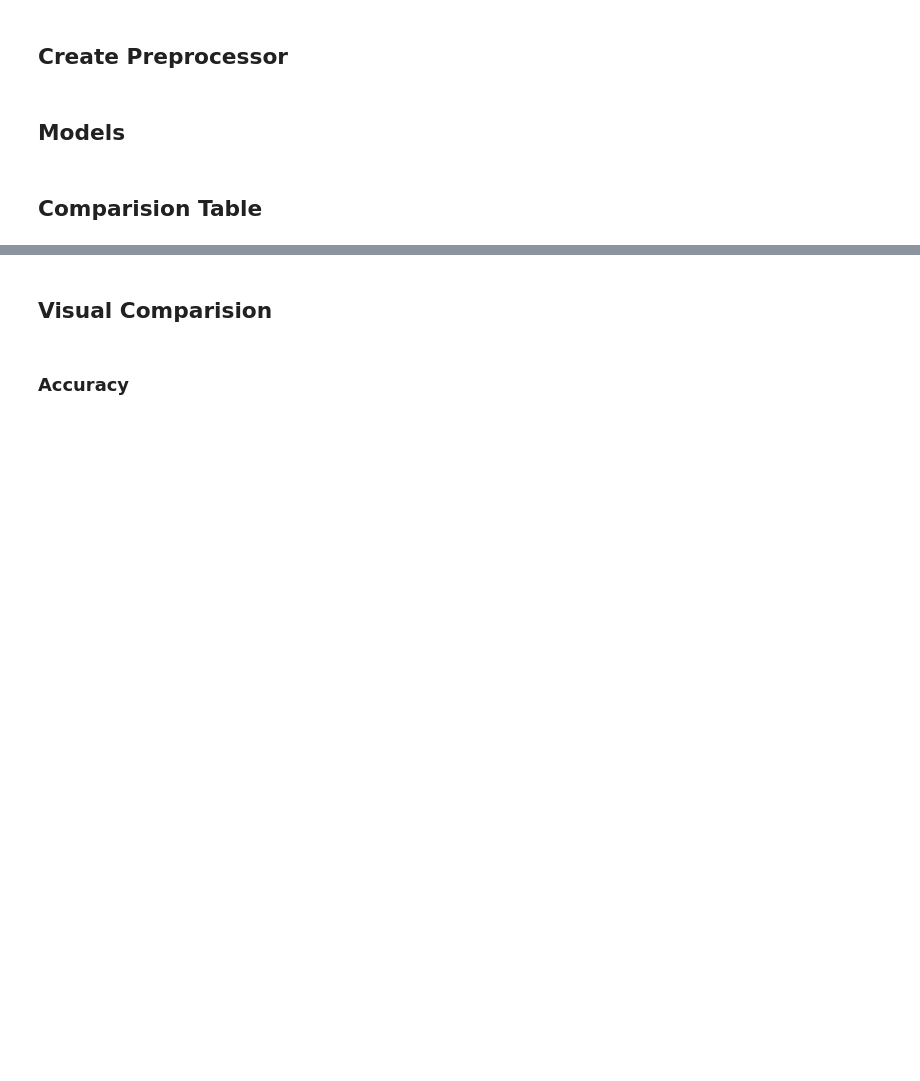
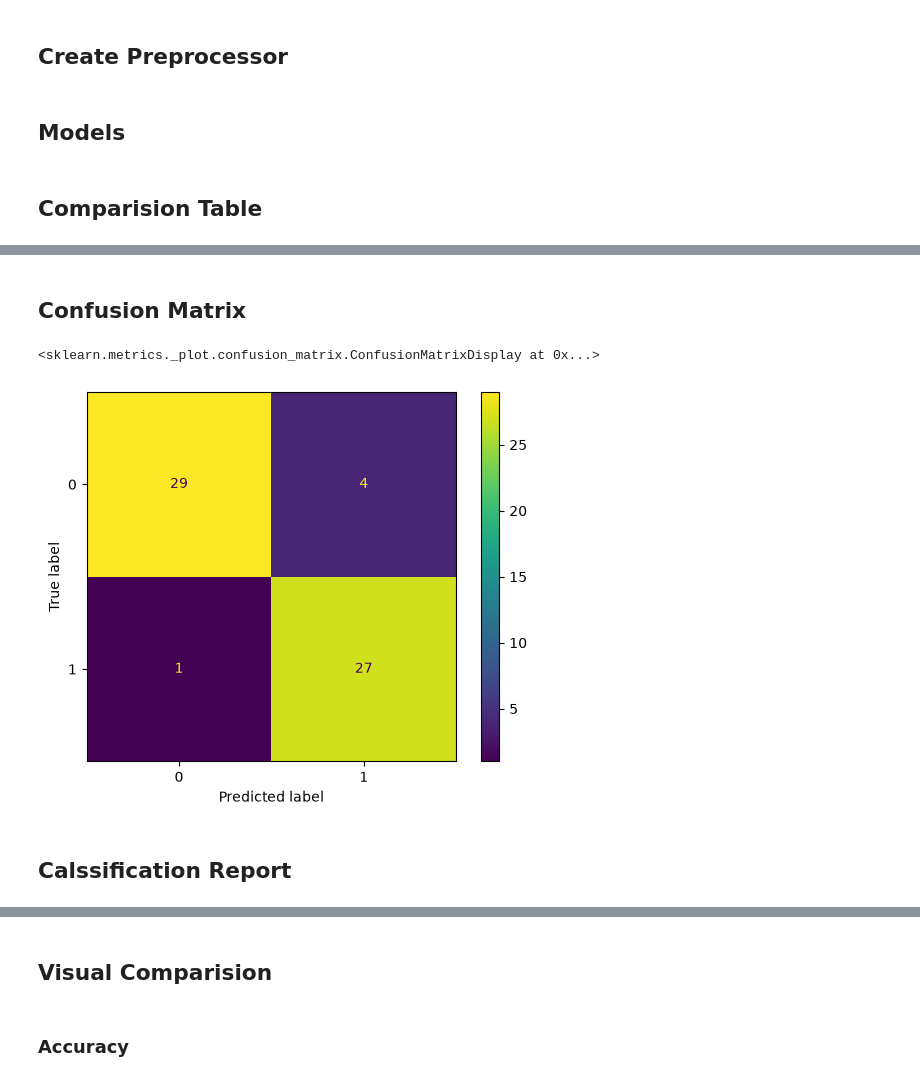
Before and after one commit to sanmijingbrahma/heart-disease-prediction-ai, a Jupyter notebook: notebooks/05_baseline_models.ipynb, the cells around one changed output, grey strips where cells are left out. Saved outputs shown, nothing was run; the diff lists cells and outputs as text; code cells hidden in the pictures; blank space fills up the shorter version.

```diff
--- a/notebooks/05_baseline_models.ipynb
+++ b/notebooks/05_baseline_models.ipynb
@@ -161,0 +183,22 @@ results_df.sort_values(
+# %% [markdown]
+## Confusion Matrix
+# %%
+best_pipeline = Pipeline(
+    [
+        ("preprocessor", preprocessor),
+        ("model", RandomForestClassifier(random_state=42))
+    ]
+)
+
+best_pipeline.fit(X_train, y_train)
+
+ConfusionMatrixDisplay.from_estimator(
+    best_pipeline,
+    X_test,
+    y_test
+)
+# %% [output]
+<sklearn.metrics._plot.confusion_matrix.ConfusionMatrixDisplay at 0x...>
+[figure, added]
+# %% [markdown]
+## Calssification Report
```
Also changed, not shown: parts of 8 cells of this notebook.
